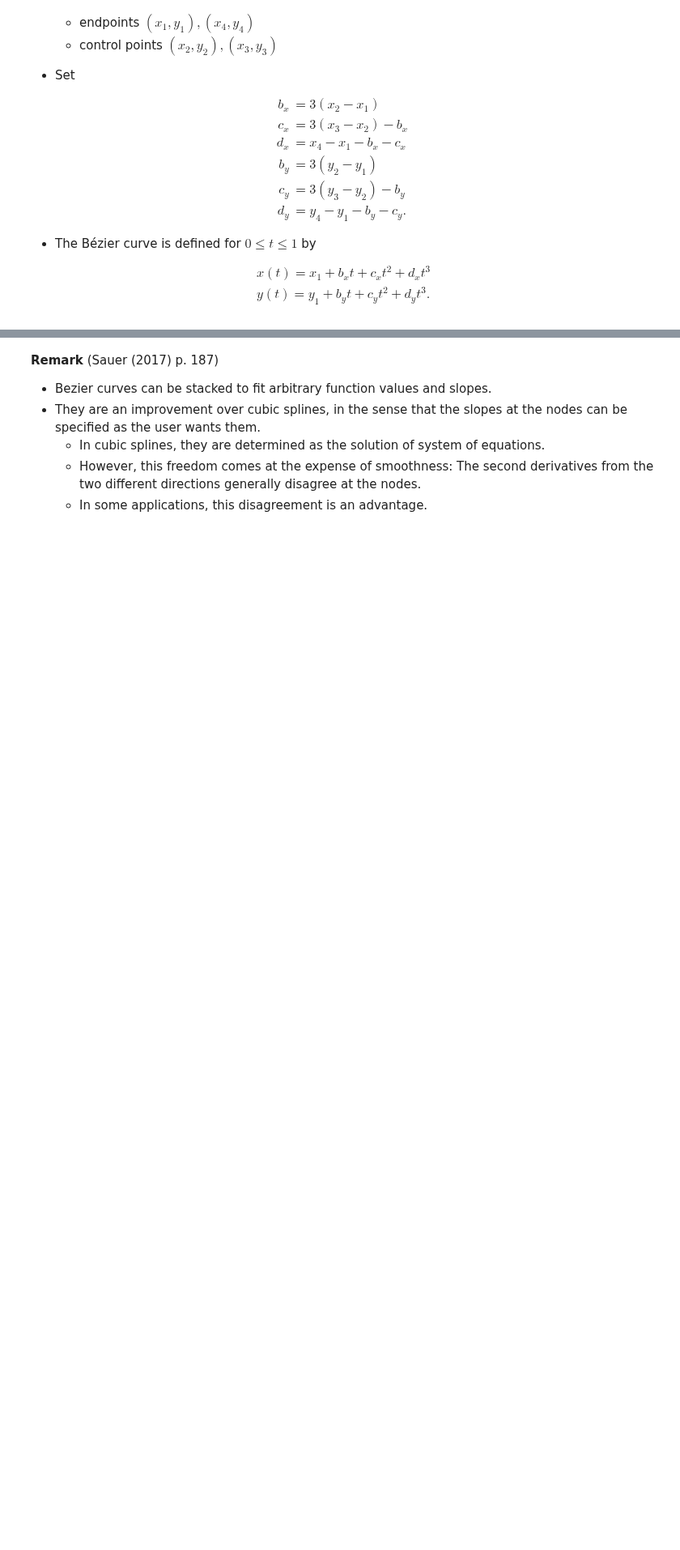
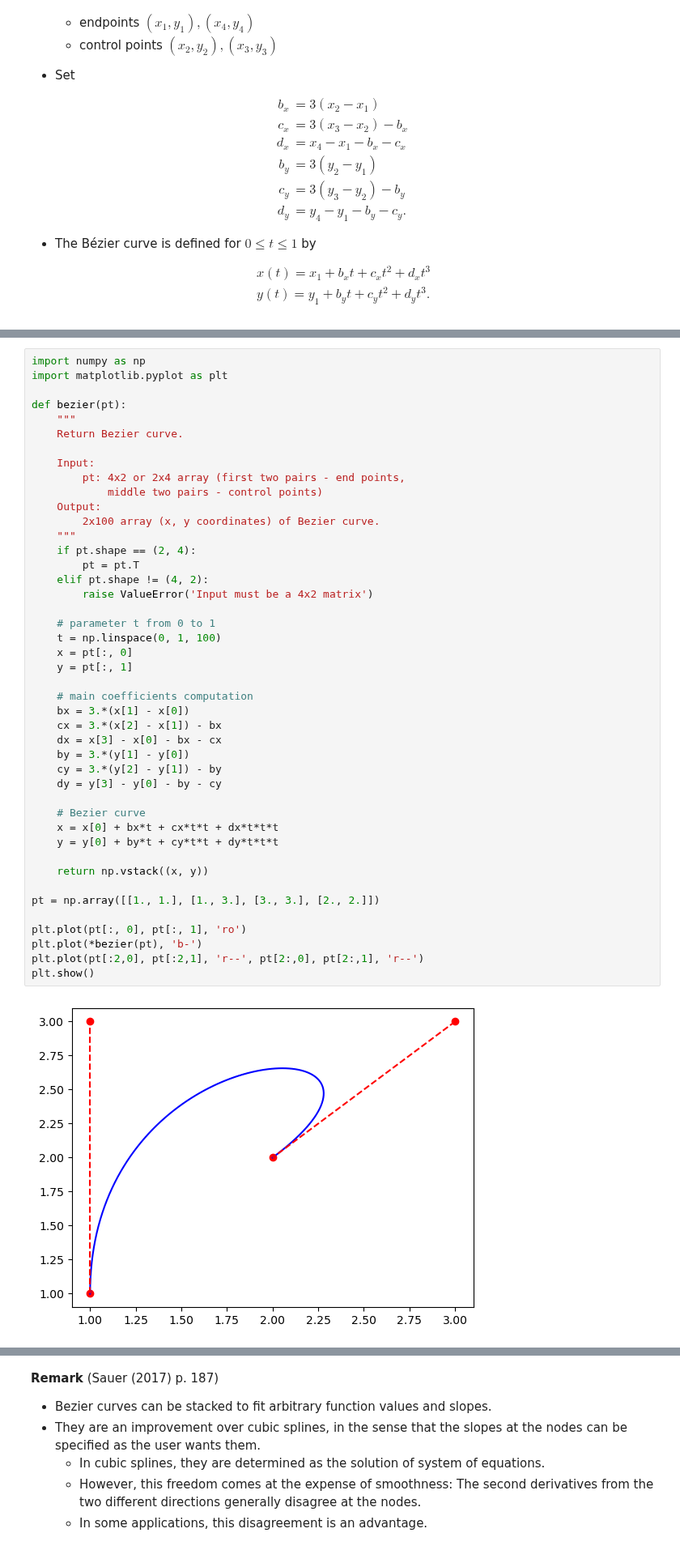
Before and after one commit to jhparkyb/NumAnalNotes_Pub, a Jupyter notebook: chapters/na09splines.ipynb, the cells around one changed output, grey strips where cells are left out. Shown at 81% size. Drawn from its saved outputs; the diff is of its cells as text; blank space fills up the shorter version.

Commit message:
Bezier curve done

```diff
--- a/chapters/na09splines.ipynb
+++ b/chapters/na09splines.ipynb
@@ -374,0 +381,46 @@ $$
+# %%
+import numpy as np
+import matplotlib.pyplot as plt
+
+def bezier(pt):
+    """
+    Return Bezier curve.
+
+    Input:
+        pt: 4x2 or 2x4 array (first two pairs - end points,
+            middle two pairs - control points)
+    Output:
+        2x100 array (x, y coordinates) of Bezier curve.
+    """
+    if pt.shape == (2, 4):
+        pt = pt.T
+    elif pt.shape != (4, 2):
+        raise ValueError('Input must be a 4x2 matrix')
+
+    # parameter t from 0 to 1
+    t = np.linspace(0, 1, 100)
+    x = pt[:, 0]
+    y = pt[:, 1]
+
+    # main coefficients computation
+    bx = 3.*(x[1] - x[0])
+    cx = 3.*(x[2] - x[1]) - bx
+    dx = x[3] - x[0] - bx - cx
+    by = 3.*(y[1] - y[0])
+    cy = 3.*(y[2] - y[1]) - by
+    dy = y[3] - y[0] - by - cy
+
+    # Bezier curve
+    x = x[0] + bx*t + cx*t*t + dx*t*t*t
+    y = y[0] + by*t + cy*t*t + dy*t*t*t
+
+    return np.vstack((x, y))
+
+pt = np.array([[1., 1.], [1., 3.], [3., 3.], [2., 2.]])
+
+plt.plot(pt[:, 0], pt[:, 1], 'ro')
+plt.plot(*bezier(pt), 'b-')
+plt.plot(pt[:2,0], pt[:2,1], 'r--', pt[2:,0], pt[2:,1], 'r--')
+plt.show()
+# %% [output]
+[figure, added]
```
Also changed, not shown: parts of 3 cells of this notebook.
